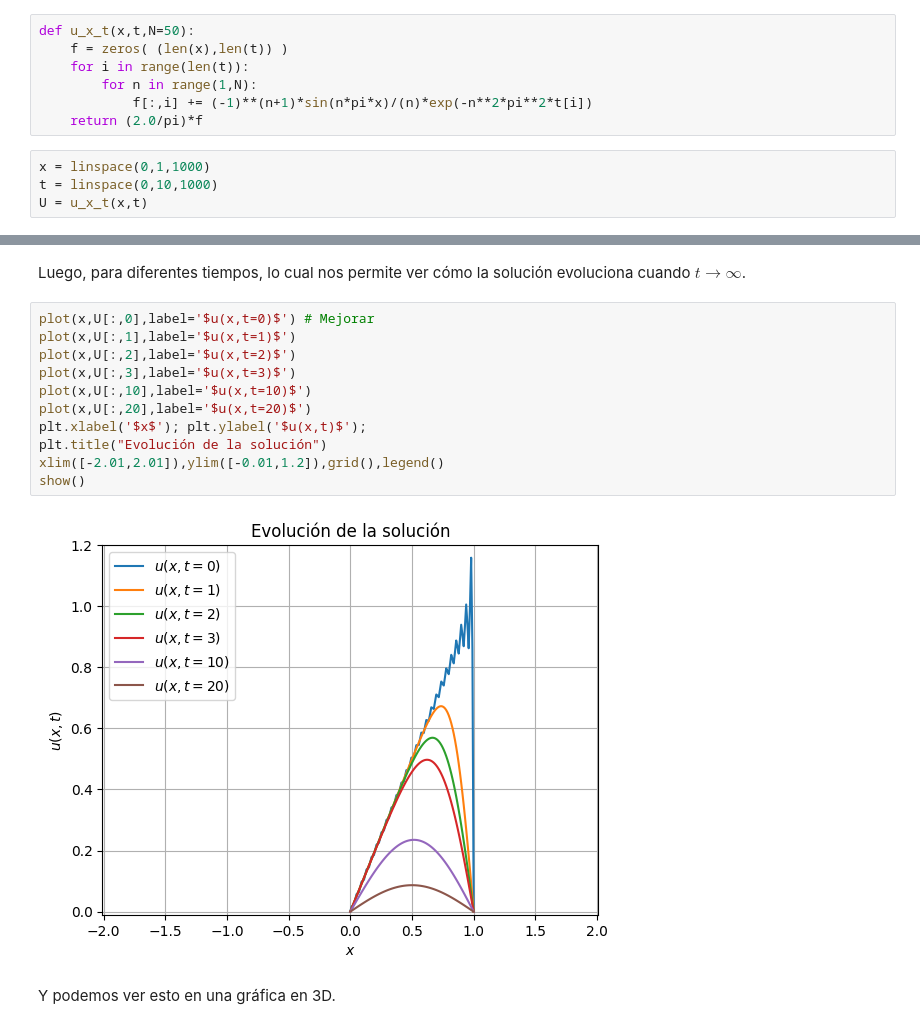
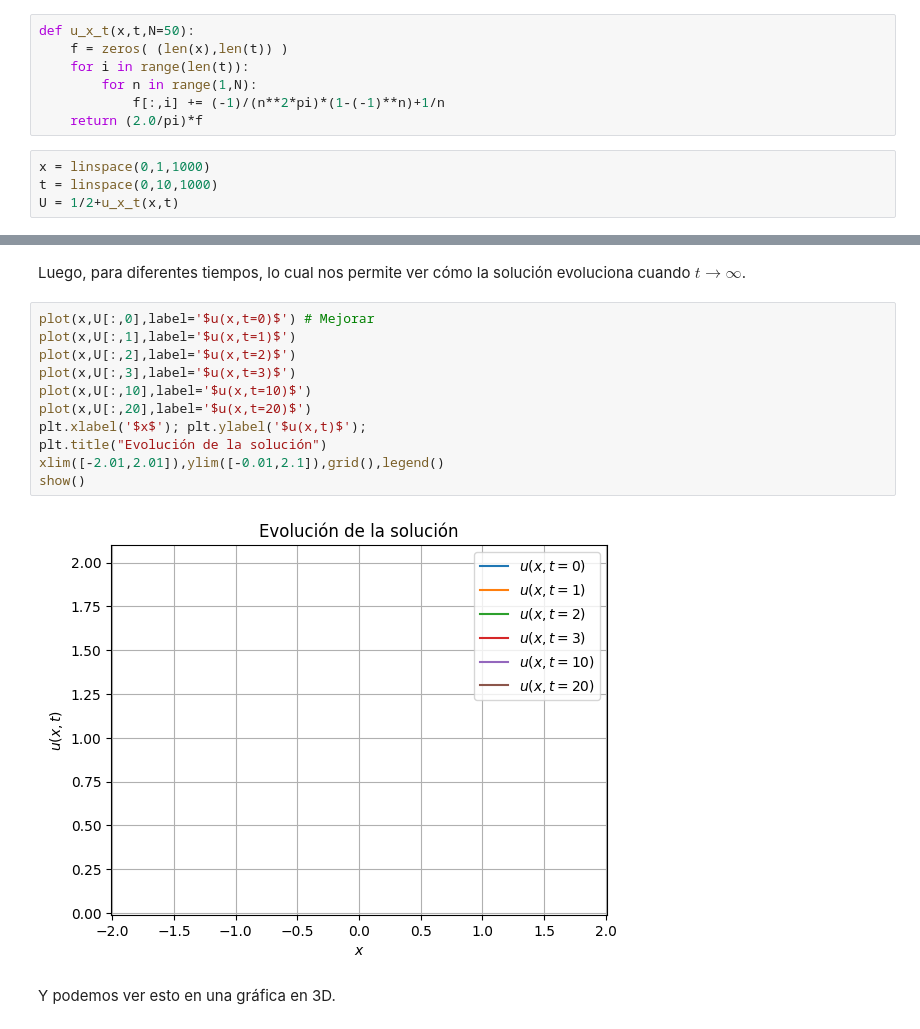
Before and after one commit to Mauricio-Fragoso-Mendoza/Ecuaciones-Diferenciales-Parciales-I, a Jupyter notebook: Ejercicio 1: Series de Fourier.ipynb, the cells around one changed output, grey strips where cells are left out. Drawn from its saved outputs; the diff is of its cells as text.

```diff
--- a/Ejercicio 1: Series de Fourier.ipynb
+++ b/Ejercicio 1: Series de Fourier.ipynb
@@ -61,12 +58,12 @@ def u_x_t(x,t,N=50):
     f = zeros( (len(x),len(t)) )
     for i in range(len(t)):
         for n in range(1,N):
-            f[:,i] += (-1)**(n+1)*sin(n*pi*x)/(n)*exp(-n**2*pi**2*t[i])
+            f[:,i] += (-1)/(n**2*pi)*(1-(-1)**n)+1/n
     return (2.0/pi)*f
 # %%
 x = linspace(0,1,1000)
 t = linspace(0,10,1000)
-U = u_x_t(x,t)
+U = 1/2+u_x_t(x,t)
 # %%
 plot(x,U[:,0],label='$u(x,0)$')
 plt.xlabel('$x$'); plt.ylabel('$f(x)$');
@@ -80,16 +77,16 @@ Luego, para diferentes tiempos, lo cual nos permite ver cómo la solución evolu
 # %%
 plot(x,U[:,0],label='$u(x,t=0)$') # Mejorar
 plot(x,U[:,1],label='$u(x,t=1)$')
 plot(x,U[:,2],label='$u(x,t=2)$')
 plot(x,U[:,3],label='$u(x,t=3)$')
 plot(x,U[:,10],label='$u(x,t=10)$')
 plot(x,U[:,20],label='$u(x,t=20)$')
 plt.xlabel('$x$'); plt.ylabel('$u(x,t)$');
 plt.title("Evolución de la solución")
-xlim([-2.01,2.01]),ylim([-0.01,1.2]),grid(),legend()
+xlim([-2.01,2.01]),ylim([-0.01,2.1]),grid(),legend()
 show()
 # %% [output]
-[figure, old version]
+[figure, new version]
 # %% [markdown]
 Y podemos ver esto en una gráfica en 3D.
 # %%
```
Also changed, not shown: parts of 5 cells of this notebook.
